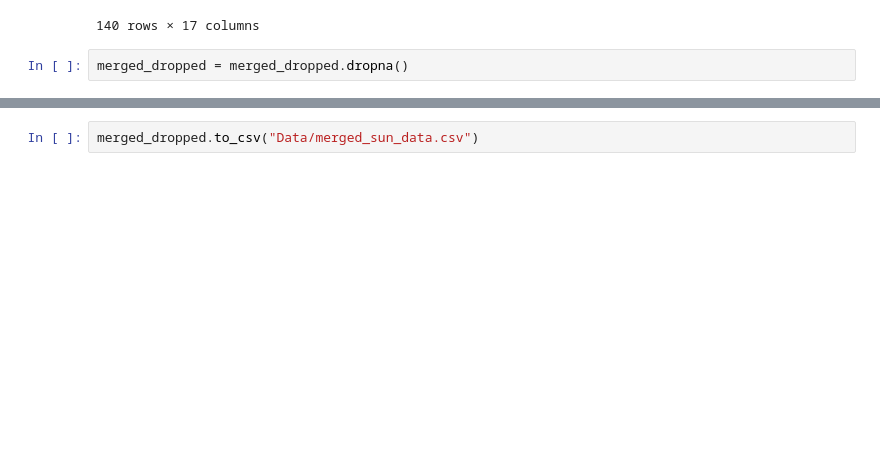
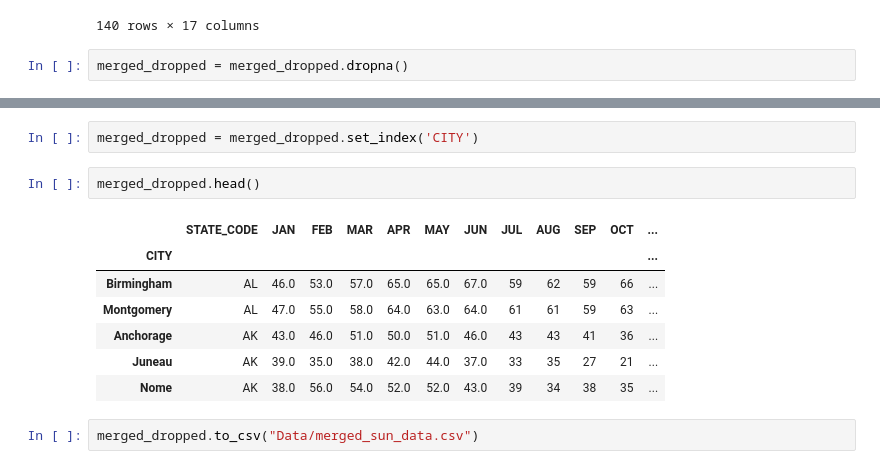
Before and after one commit to wgaechter/Group6-Project3, a Jupyter notebook: ToJSON.ipynb, the cells around one changed output, grey strips where cells are left out. Saved outputs shown, nothing was run; the diff lists cells and outputs as text; blank space fills up the shorter version.

```diff
--- a/ToJSON.ipynb
+++ b/ToJSON.ipynb
@@ -128,3 +128,15 @@ merged_dropped
 135 rows × 17 columns
+# %%
+merged_dropped = merged_dropped.set_index('CITY')
+# %%
+merged_dropped.head()
+# %% [output]
+|  | STATE_CODE | JAN | FEB | MAR | APR | MAY | JUN | JUL | AUG | SEP | OCT | ... |
+| CITY |  |  |  |  |  |  |  |  |  |  |  | ... |
+| Birmingham | AL | 46.0 | 53.0 | 57.0 | 65.0 | 65.0 | 67.0 | 59 | 62 | 59 | 66 | ... |
+| Montgomery | AL | 47.0 | 55.0 | 58.0 | 64.0 | 63.0 | 64.0 | 61 | 61 | 59 | 63 | ... |
+| Anchorage | AK | 43.0 | 46.0 | 51.0 | 50.0 | 51.0 | 46.0 | 43 | 43 | 41 | 36 | ... |
+| Juneau | AK | 39.0 | 35.0 | 38.0 | 42.0 | 44.0 | 37.0 | 33 | 35 | 27 | 21 | ... |
+| Nome | AK | 38.0 | 56.0 | 54.0 | 52.0 | 52.0 | 43.0 | 39 | 34 | 38 | 35 | ... |
 # %%
 merged_dropped.to_csv("Data/merged_sun_data.csv")
```
Also changed, not shown: parts of 4 cells of this notebook, 1 other file.
